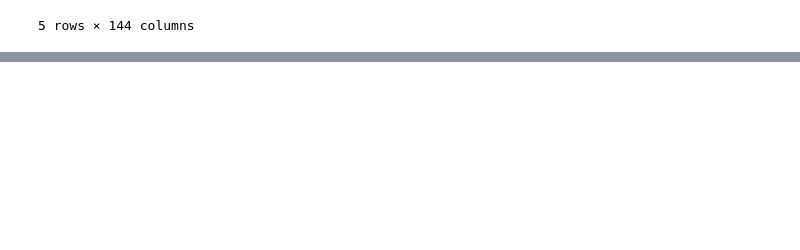
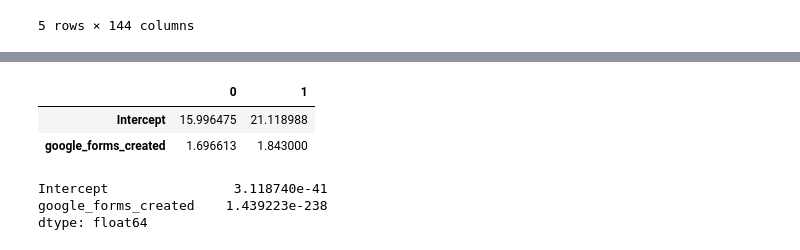
Before and after one commit to UNCG-CSE/G_Suite_Metrics, a Jupyter notebook: src/lavanya/Linear_Regression_Drive_Data.ipynb, the cells around one changed output, grey strips where cells are left out. Drawn from its saved outputs; the diff is of its cells as text; code cells hidden in the pictures; blank space fills up the shorter version.

```diff
--- a/src/lavanya/Linear_Regression_Drive_Data.ipynb
+++ b/src/lavanya/Linear_Regression_Drive_Data.ipynb
@@ -25,3 +26,6 @@ df.head()
 | 3 | 2017-03-19 04:00:00 | 2848.0 | 2499.954068 | 7.240157 | 54.104987 | ... |
 | 4 | 2017-03-20 04:00:00 | 5302.0 | 2499.954068 | 7.240157 | 54.104987 | ... |
 5 rows × 144 columns
+# %%
+lg= smf.ols(formula='google_forms_edited ~ google_forms_created', data=df).fit()
+lg.params
@@ -27,0 +83,14 @@ df.head()
+# %%
+# print the confidence intervals for the model coefficients
+lg.conf_int()
+# %% [output]
+|  | 0 | 1 |
+| Intercept | 15.996475 | 21.118988 |
+| google_forms_created | 1.696613 | 1.843000 |
+# %%
+# print the p-values for the model coefficients
+lg.pvalues
+# %% [output]
+Intercept                3.118740e-41
+google_forms_created    1.439223e-238
+dtype: float64
```
Also changed, not shown: parts of 12 cells of this notebook.
